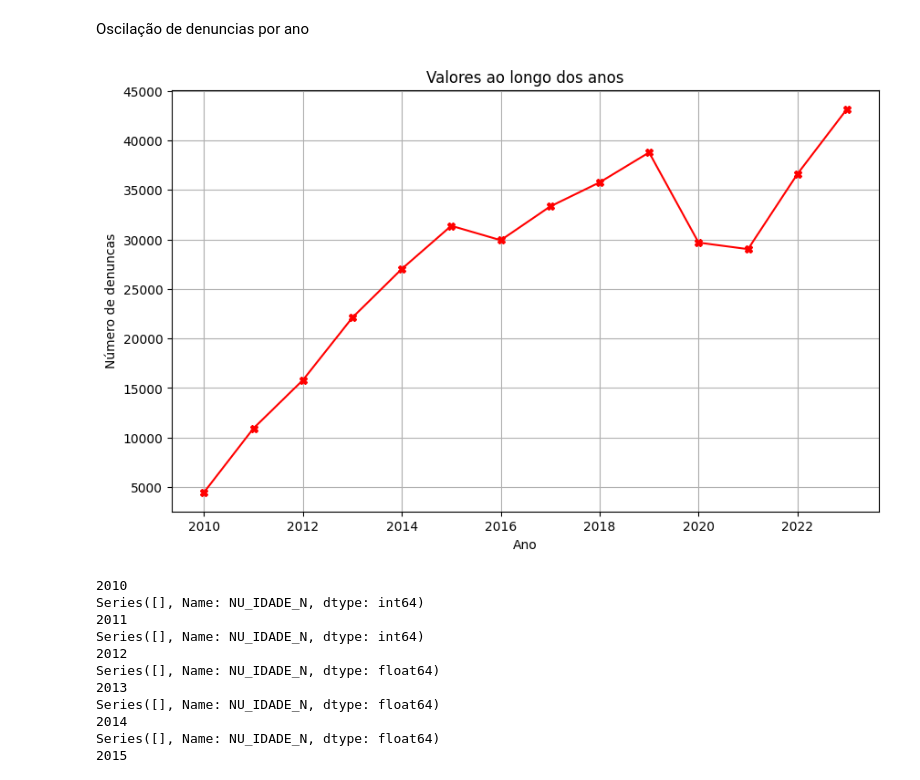
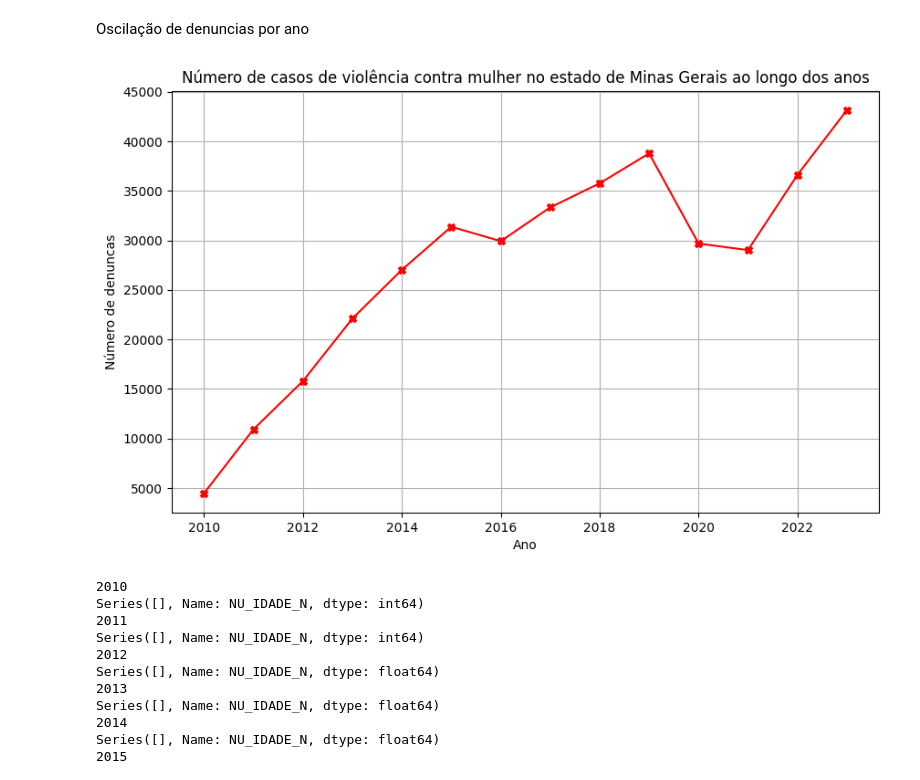
Before and after one commit to AlexeiAltamira/Portfolio, a Jupyter notebook: Violencia_contra_mulher.ipynb, the cells around one changed output. Saved outputs shown, nothing was run; the diff lists cells and outputs as text; code cells hidden in the pictures.

```diff
--- a/Violencia_contra_mulher.ipynb
+++ b/Violencia_contra_mulher.ipynb
@@ -98,14 +96,14 @@ oscilacao_ano['N_denuncias'] = quantidade
 # %%
 # Criando o gráfico de linhas com oscilação de denuncias realizadas por ano
 plt.figure(figsize=(10, 6))
 plt.plot(oscilacao_ano["Ano"], oscilacao_ano["N_denuncias"], marker='X', linestyle='-', color='r')
-plt.title("Valores ao longo dos anos")
-plt.xlabel("Ano")
-plt.ylabel("Número de denuncas")
+plt.title('Número de casos de violência contra mulher no estado de Minas Gerais ao longo dos anos')
+plt.xlabel('Ano')
+plt.ylabel('Número de denuncas')
 plt.grid(True)
 plt.show()
 # %% [output]
-[figure, old version]
+[figure, new version]
 # %%
 #Identificar se há valores menores que 0 na coluna idade. O que pode ser observado nos dados coletados em 2016
 ano = 2010
```
Also changed, not shown: parts of 2 cells of this notebook.
